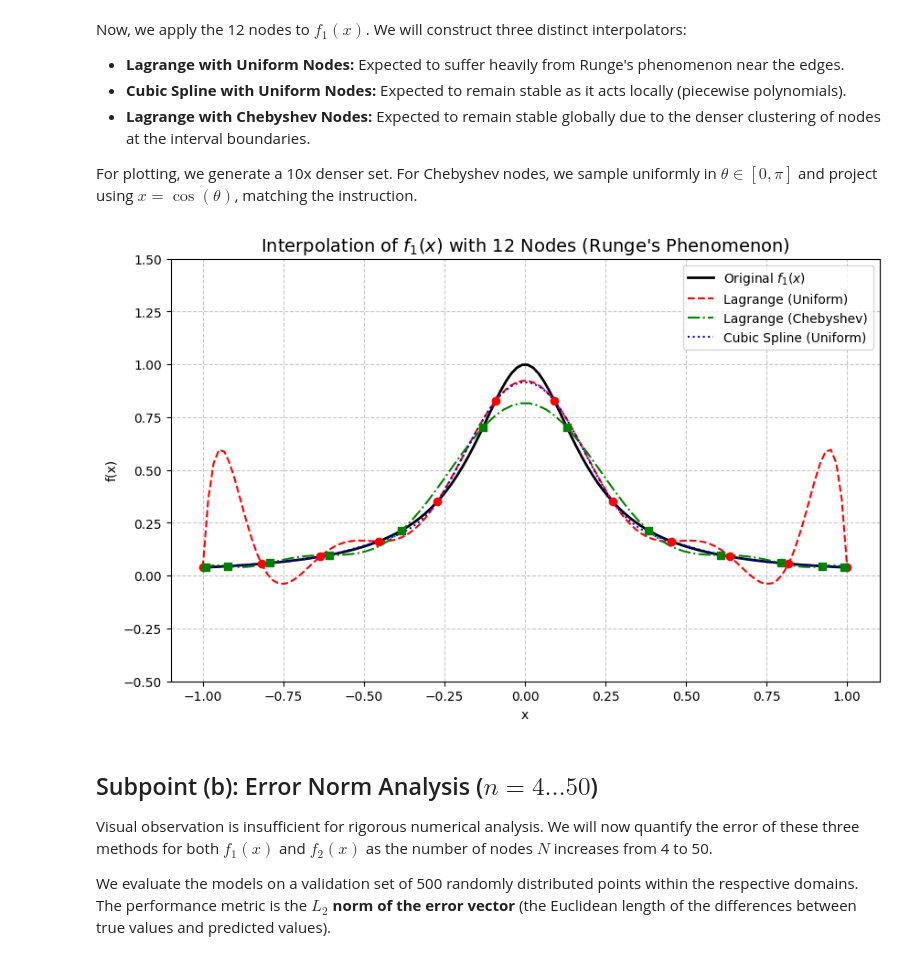
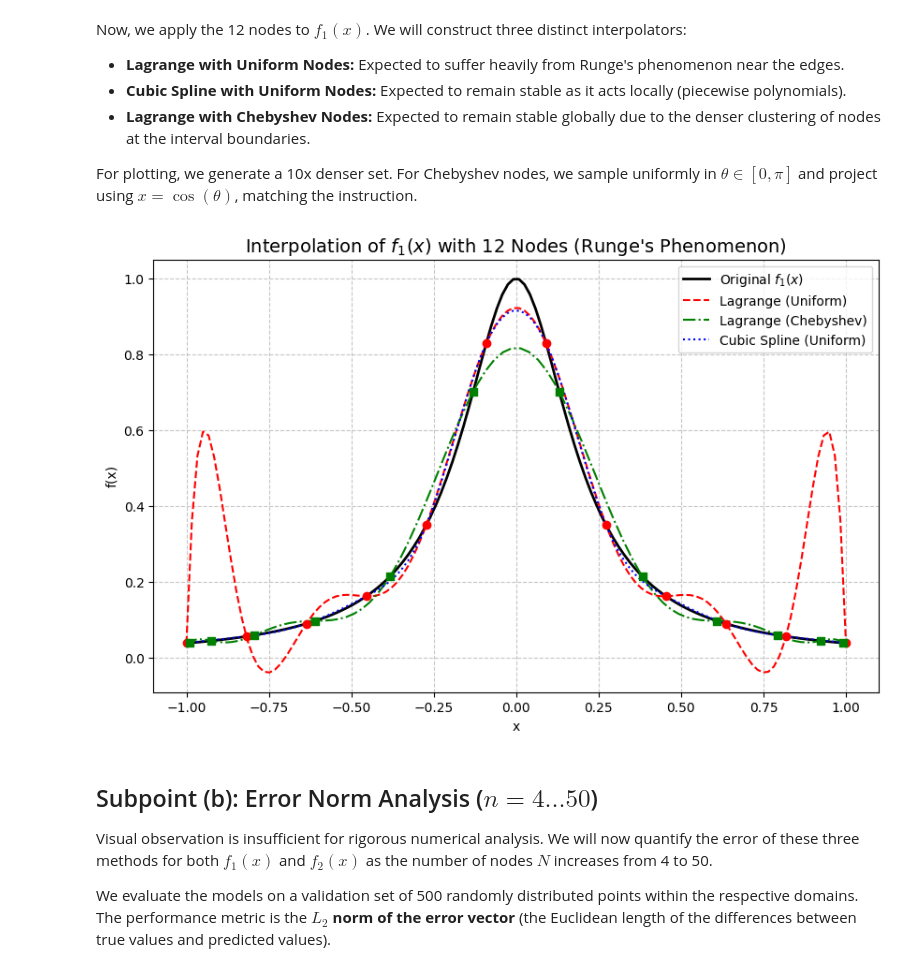
Before and after one commit to bl3jzi/computational-methods, a Jupyter notebook: Lab_04/Ex_2.ipynb, the cells around one changed output. Drawn from its saved outputs; the diff is of its cells as text; code cells hidden in the pictures.

```diff
--- a/Lab_04/Ex_2.ipynb
+++ b/Lab_04/Ex_2.ipynb
@@ -50,35 +50,34 @@ x_dense_uni = np.linspace(a, b, n_nodes * 10)
 theta_dense = np.linspace(0, np.pi, n_nodes * 10)
 x_dense_cheb = np.sort(np.cos(theta_dense))
 
 # 3. Fit the interpolators
 lagrange_uni = BarycentricInterpolator(x_uni, f1(x_uni))
 lagrange_cheb = BarycentricInterpolator(x_cheb, f1(x_cheb))
 spline_uni = CubicSpline(x_uni, f1(x_uni))
 
 # 4. Visualization
 plt.figure(figsize=(10, 6))
 
 # Original function
 plt.plot(x_dense_uni, f1(x_dense_uni), 'k-', linewidth=2, label='Original $f_1(x)$')
 
 # Interpolations
 plt.plot(x_dense_uni, lagrange_uni(x_dense_uni), 'r--', label="Lagrange (Uniform)")
 plt.plot(x_dense_cheb, lagrange_cheb(x_dense_cheb), 'g-.', label="Lagrange (Chebyshev)")
 plt.plot(x_dense_uni, spline_uni(x_dense_uni), 'b:', label="Cubic Spline (Uniform)")
 
 # Overlay the actual interpolation nodes (data points)
 plt.scatter(x_uni, f1(x_uni), color='red', marker='o', zorder=5)
 plt.scatter(x_cheb, f1(x_cheb), color='green', marker='s', zorder=5)
 
 plt.title("Interpolation of $f_1(x)$ with 12 Nodes (Runge's Phenomenon)", fontsize=14)
 plt.xlabel("x")
 plt.ylabel("f(x)")
-plt.ylim(-0.5, 1.5) # Limiting Y-axis as uniform Lagrange explodes wildly
 plt.grid(True, linestyle='--', alpha=0.7)
 plt.legend()
 plt.show()
 # %% [output]
-[figure, old version]
+[figure, new version]
 # %% [markdown]
 ## Subpoint (b): Error Norm Analysis ($n = 4 \dots 50$)
 
```
Also changed, not shown: parts of 3 cells of this notebook, 1 other file.
